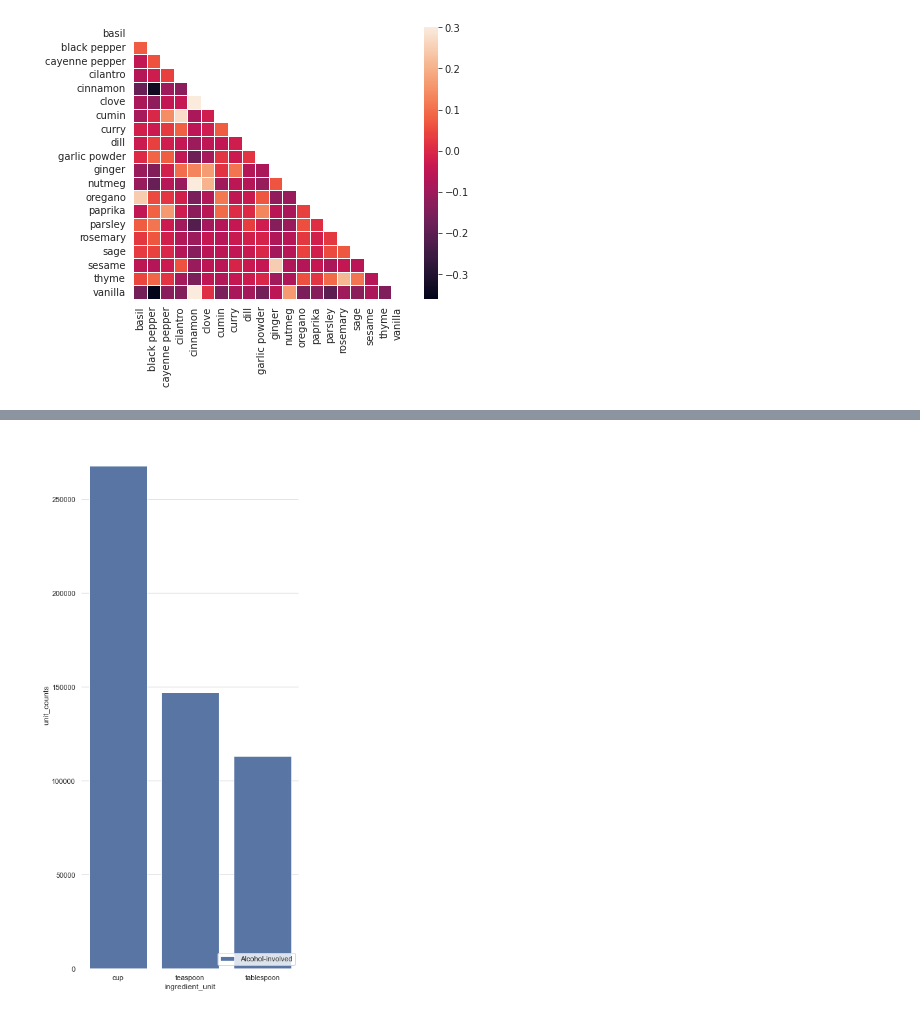
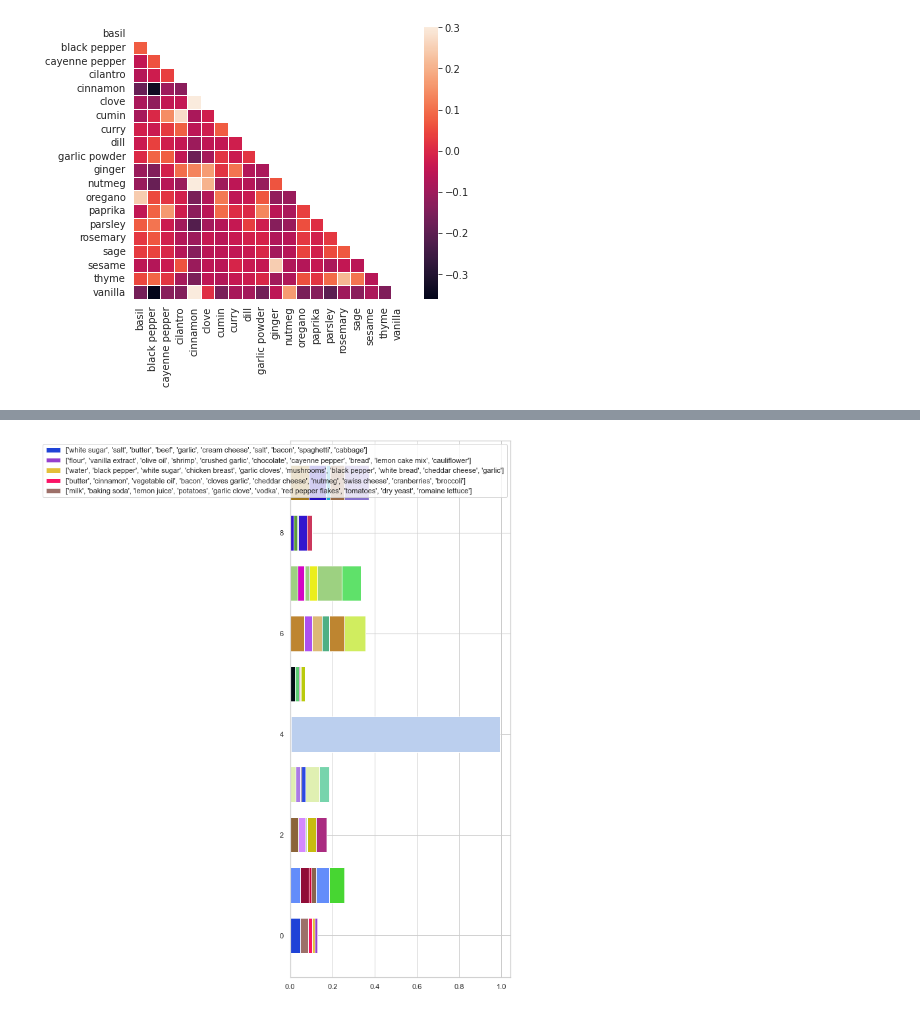
Before and after one commit to wcedmisten/foodFinder, a Jupyter notebook: All Recipes Exploratory Data Analysis.ipynb, the cells around one changed output, grey strips where cells are left out. Saved outputs shown, nothing was run; the diff lists cells and outputs as text; code cells hidden in the pictures.

Commit message:
Add graph by unit ingredient

```diff
--- a/All Recipes Exploratory Data Analysis.ipynb
+++ b/All Recipes Exploratory Data Analysis.ipynb
@@ -317,7 +317,7 @@ with sns.axes_style("white"):
 # %%
 units = df["ingredient_unit"].value_counts().rename_axis(
        'ingredient_unit'
-).reset_index(name='unit_counts').head(3)
+).reset_index(name='unit_counts').head(10)
 
 NUM_INGREDIENTS_PER_BAR = 5
 
@@ -335,9 +335,42 @@ new = top_ingredients_by_unit.assign(
        ingredient_freq=top_ingredients_by_unit["name_count"] / top_ingredients_by_unit["unit_count"]
 )
 
+# print(new)
 
 new.reset_index(inplace=True)
-print(new)
+
+# print(units["ingredient_unit"])
+
+
+
+NUM_UNITS = len(units["ingredient_unit"])
+
+print(NUM_INGREDIENTS_PER_BAR, NUM_UNITS)
+
+values = [[0 for x in range(NUM_UNITS)] for y in range(NUM_INGREDIENTS_PER_BAR)]
+labels = [[0 for x in range(NUM_UNITS)] for y in range(NUM_INGREDIENTS_PER_BAR)]
+unit_labels = []
+
+print("test")
+
+# a list the length of the number of units
+# where each element is a list the length of the
+# top N ingredients for that unit
+
+# unit = "cup"
+
+print(new.loc[new["ingredient_unit"] == "cup"]["ingredient_freq"].iloc[0])
+
+print("test2")
+for unit_idx, unit in enumerate(units["ingredient_unit"]):
+       unit_labels.append(unit)
+       for i in range(NUM_INGREDIENTS_PER_BAR):
+              print(unit, i)
+              values[i][unit_idx] = new.loc[new["ingredient_unit"] == unit]["ingredient_freq"].iloc[i]
+              labels[i][unit_idx] = new.loc[new["ingredient_unit"] == unit]["ingredient_name"].iloc[i]
+
+print(values)
+print(labels)
 
 # reference:
 # https://seaborn.pydata.org/examples/part_whole_bars.html
@@ -345,9 +378,28 @@ print(new)
 # TODO: break this down by ingredient
 f, ax = plt.subplots(figsize=(6, 15))
 
-sns.barplot(x="ingredient_unit", y="unit_counts", data=units,
-       label="Alcohol-involved", color="b")
+import random
 
-ax.legend(ncol=2, loc="lower right", frameon=True)
-sns.despine(left=True, bottom=True)
+
+ypos = range(NUM_UNITS)
+
+left = [0] * NUM_UNITS
+
+for i in range(NUM_INGREDIENTS_PER_BAR):
+       ax.barh(
+              ypos,
+              values[i],
+              left=left,
+              height=0.7,
+              color = ["#"+''.join([random.choice('0123456789ABCDEF') for j in range(6)]) for i in range(100)],
+              label=labels[i]
+       )
+
+       left = values[i]
+
+# regular graph
+# sns.barplot(x="ingredient_unit", y="unit_counts", data=units,
+#        label="Alcohol-involved", color="b")
+plt.legend()
+plt.show()
 # %% [output]
@@ -371 +423 @@ sns.despine(left=True, bottom=True)
-[figure, old version]
+[figure, new version]
```
Also changed, not shown: parts of 1 cell of this notebook.
